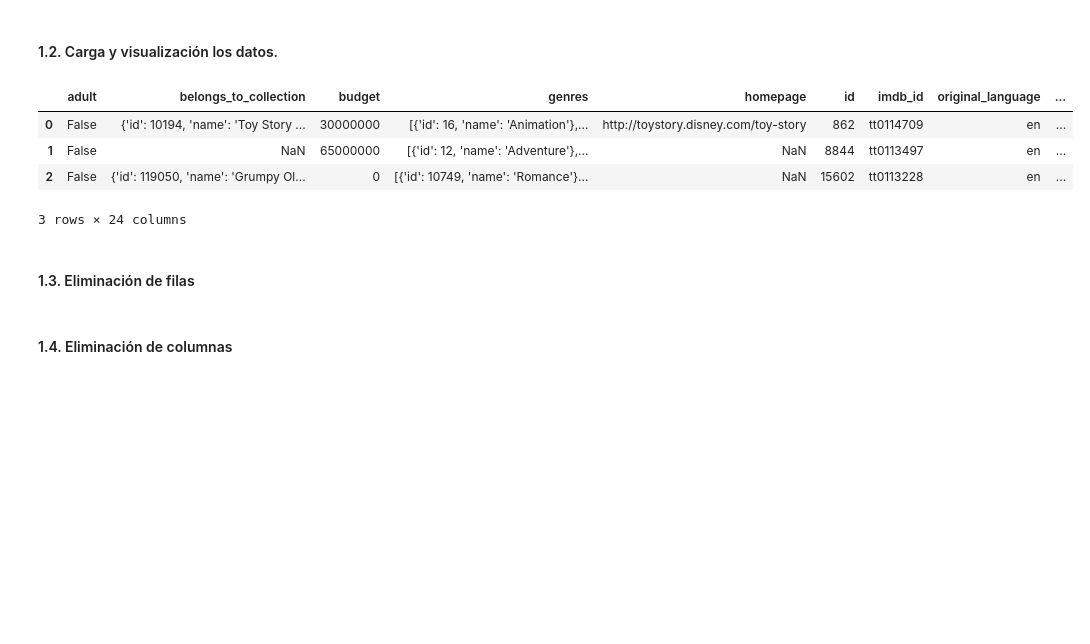
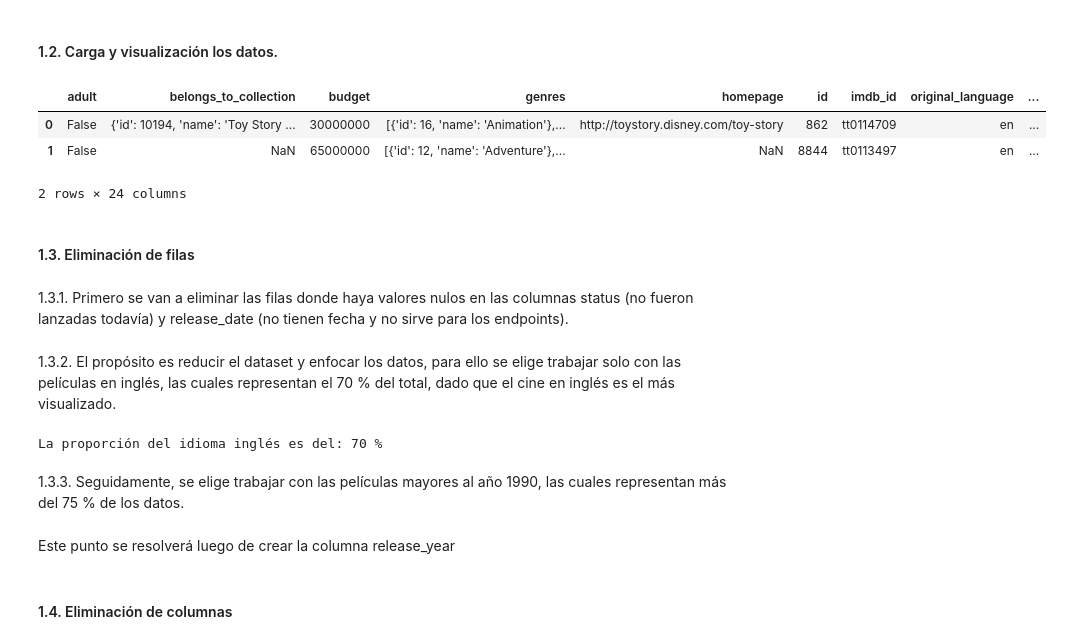
Before and after one commit to JosueMonte/Sistema_Recomendacion, a Jupyter notebook: transformaciones_1.ipynb, the cells around one changed output. Cells and saved outputs as stored; diff of their text form; code cells hidden in the pictures; blank space fills up the shorter version.

```diff
--- a/transformaciones_1.ipynb
+++ b/transformaciones_1.ipynb
@@ -33,12 +40,13 @@ import datetime
 #### 1.2. Carga y visualización los datos.
 # %%
 df_movies = pd.read_csv('datasets/movies.csv')
-df_movies.head(3)
+df_movies.head(2)
 # %% [output]
 |  | adult | belongs_to_collection | budget | genres | homepage | id | imdb_id | original_language | ... |
 | 0 | False | {'id': 10194, 'name': 'Toy Story ... | 30000000 | [{'id': 16, 'name': 'Animation'},... | http://toystory.disney.com/toy-story | 862 | tt0114709 | en | ... |
 | 1 | False | NaN | 65000000 | [{'id': 12, 'name': 'Adventure'},... | NaN | 8844 | tt0113497 | en | ... |
-| 2 | False | {'id': 119050, 'name': 'Grumpy Ol... | 0 | [{'id': 10749, 'name': 'Romance'}... | NaN | 15602 | tt0113228 | en | ... |
-3 rows × 24 columns
+2 rows × 24 columns
 # %% [markdown]
 #### 1.3. Eliminación de filas
+# %% [markdown]
+1.3.1. Primero se van a eliminar las filas donde haya valores nulos en las columnas status (no fueron lanzadas todavía) y release_date (no tienen fecha y no sirve para los endpoints).
@@ -45,3 +57,15 @@ df_movies.head(3)
+# %% [markdown]
+1.3.2. El propósito es reducir el dataset y enfocar los datos, para ello se elige trabajar solo con las películas en inglés, las cuales representan el 70 % del total, dado que el cine en inglés es el más visualizado.
+# %%
+total_rows = len(df_movies)
+
+count_en = (df_movies['original_language'] == 'en').sum()
+
+prop_en = int(count_en / total_rows * 100)
+
+print(f"La proporción del idioma inglés es del: {prop_en} %")
+# %% [output]
+La proporción del idioma inglés es del: 70 %
 # %%
 # Se eliminan las películas que su idioma original no es en inglés (habria que analizar que porcentaje representan)
 df_movies_1 = df_movies[df_movies['original_language'] == 'en']
@@ -53,3 +72,7 @@ df_movies_1 = df_movies_1[df_movies_1['release_date'].notna()]
+# %% [markdown]
+1.3.3. Seguidamente, se elige trabajar con las películas mayores al año 1990, las cuales representan más del 75 % de los datos.
+# %% [markdown]
+Este punto se resolverá luego de crear la columna release_year
 # %% [markdown]
 #### 1.4. Eliminación de columnas
 # %%
```
Also changed, not shown: parts of 33 cells of this notebook, 3 other files.
